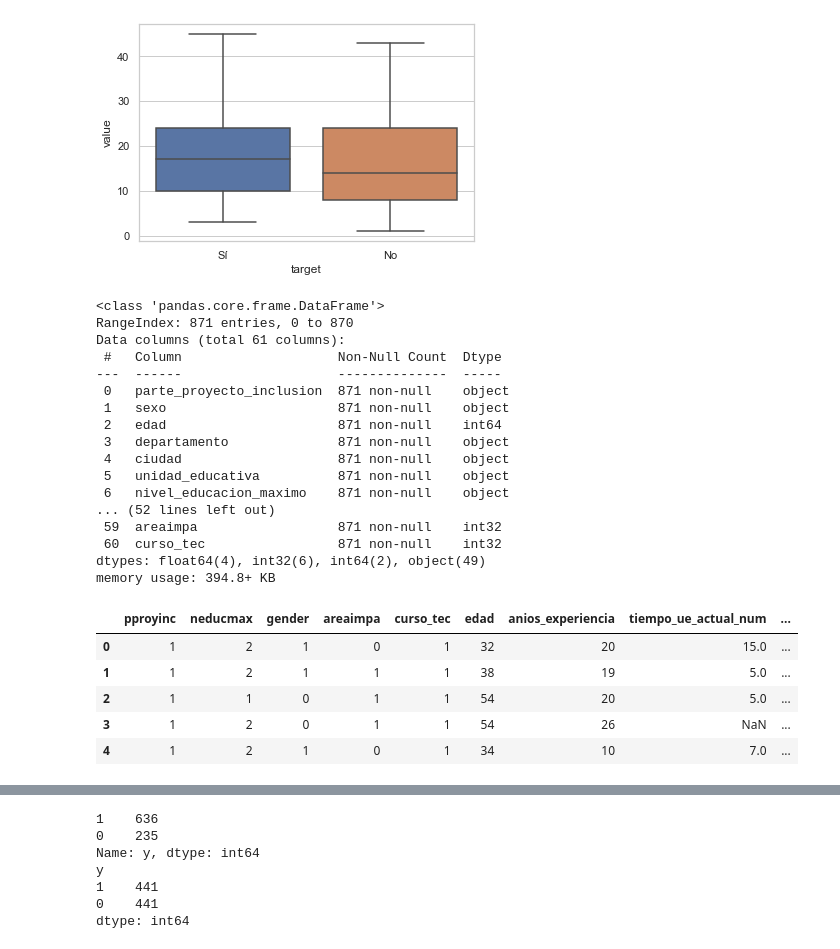
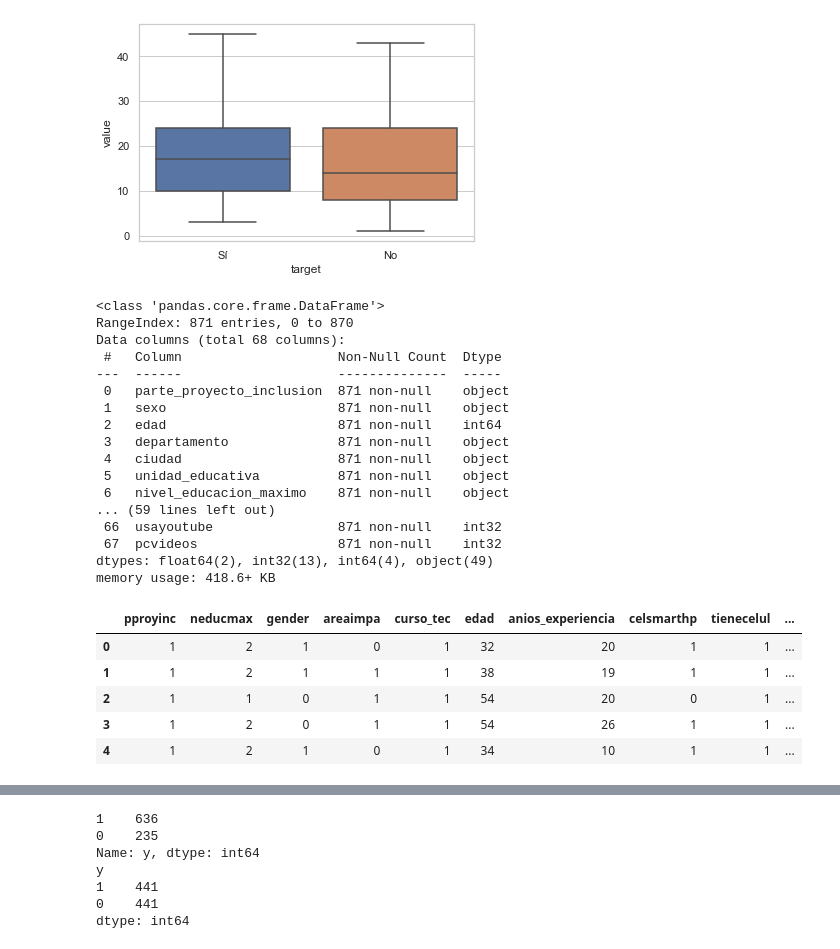
Before and after one commit to ifmm87/mineria-datos, a Jupyter notebook: notebooks/Model_Regresion_logistica.ipynb, the cells around one changed output, grey strips where cells are left out. Saved outputs shown, nothing was run; the diff lists cells and outputs as text; code cells hidden in the pictures.

```diff
--- a/notebooks/Model_Regresion_logistica.ipynb
+++ b/notebooks/Model_Regresion_logistica.ipynb
@@ -16,7 +17,8 @@ from sklearn.metrics import confusion_matrix, f1_score,confusion_matrix, mean_sq
 # %%
-data=pd.read_csv('../data/profesores_fin.csv')
+#data=pd.read_csv('../data/profesores_fini.csv',sep=';')
+data=pd.read_excel('../data/profesores_fini.xls',sheet_name='data')
 data.head()
-data.columns
+#data.columns
 #data=data.dropna()
 #print(data.shape)
 #print(list(data.columns))
@@ -71,12 +66,22 @@ df['neducmax'] = label_encoder.fit_transform(df['nivel_educacion_maximo'])
 df['gender'] = label_encoder.fit_transform(df['sexo'])
 df['areaimpa'] = label_encoder.fit_transform(df['area_imparte'])
 df['curso_tec'] = label_encoder.fit_transform(df['paso_curso_tec'])
+df['celsmarthp'] = label_encoder.fit_transform(df['tiene_smartphone'])
+df['tienecelul'] = label_encoder.fit_transform(df['tiene_celular'])
+df['pccasa'] = label_encoder.fit_transform(df['pc_casa'])
+#df['laptopescr'] = label_encoder.fit_transform(df['laptop_escritorio'])
+df['existe_labo'] = label_encoder.fit_transform(df['existe_laboratorio'])
+df['conocisoftlibre'] = label_encoder.fit_transform(df['conoce_soft_libre'])
+#df['pcinternet'] = label_encoder.fit_transform(df['pc_internet'])
+#df['internetcole'] = label_encoder.fit_transform(df['internet_colegio'])
+df['usayoutube'] = label_encoder.fit_transform(df['usa_youtube'])
+df['pcvideos'] = label_encoder.fit_transform(df['pc_videos'])
 df.head()
 df.info()
 # %% [output]
 <class 'pandas.core.frame.DataFrame'>
 RangeIndex: 871 entries, 0 to 870
-Data columns (total 61 columns):
+Data columns (total 68 columns):
  #   Column                    Non-Null Count  Dtype
 ---  ------                    --------------  -----
  0   parte_proyecto_inclusion  871 non-null    object
@@ -86,20 +91,22 @@ Data columns (total 61 columns):
  4   ciudad                    871 non-null    object
  5   unidad_educativa          871 non-null    object
  6   nivel_educacion_maximo    871 non-null    object
-... (52 lines left out)
- 59  areaimpa                  871 non-null    int32
- 60  curso_tec                 871 non-null    int32
-dtypes: float64(4), int32(6), int64(2), object(49)
-memory usage: 394.8+ KB
+... (59 lines left out)
+ 66  usayoutube                871 non-null    int32
+ 67  pcvideos                  871 non-null    int32
+dtypes: float64(2), int32(13), int64(4), object(49)
+memory usage: 418.6+ KB
 # %%
-nomcol = ['pproyinc','neducmax','gender','areaimpa','curso_tec','edad','anios_experiencia','tiempo_ue_actual_num','dias_uso_internet','y']
+nomcol = ['pproyinc','neducmax','gender','areaimpa','curso_tec','edad','anios_experiencia','celsmarthp',
+          'tienecelul','pccasa','tiempo_ue_actual_num','dias_uso_internet','existe_labo','conocisoftlibre',
+          'usayoutube','pcvideos','y']
 df1=df[nomcol]
 df1.isnull().sum()
 df1.head()
 # %% [output]
-|  | pproyinc | neducmax | gender | areaimpa | curso_tec | edad | anios_experiencia | tiempo_ue_actual_num | ... |
-| 0 | 1 | 2 | 1 | 0 | 1 | 32 | 20 | 15.0 | ... |
-| 1 | 1 | 2 | 1 | 1 | 1 | 38 | 19 | 5.0 | ... |
-| 2 | 1 | 1 | 0 | 1 | 1 | 54 | 20 | 5.0 | ... |
-| 3 | 1 | 2 | 0 | 1 | 1 | 54 | 26 | NaN | ... |
-| 4 | 1 | 2 | 1 | 0 | 1 | 34 | 10 | 7.0 | ... |
+|  | pproyinc | neducmax | gender | areaimpa | curso_tec | edad | anios_experiencia | celsmarthp | tienecelul | ... |
+| 0 | 1 | 2 | 1 | 0 | 1 | 32 | 20 | 1 | 1 | ... |
+| 1 | 1 | 2 | 1 | 1 | 1 | 38 | 19 | 1 | 1 | ... |
+| 2 | 1 | 1 | 0 | 1 | 1 | 54 | 20 | 0 | 1 | ... |
+| 3 | 1 | 2 | 0 | 1 | 1 | 54 | 26 | 1 | 1 | ... |
+| 4 | 1 | 2 | 1 | 0 | 1 | 34 | 10 | 1 | 1 | ... |
```
Also changed, not shown: parts of 15 cells of this notebook, 4 other files.
